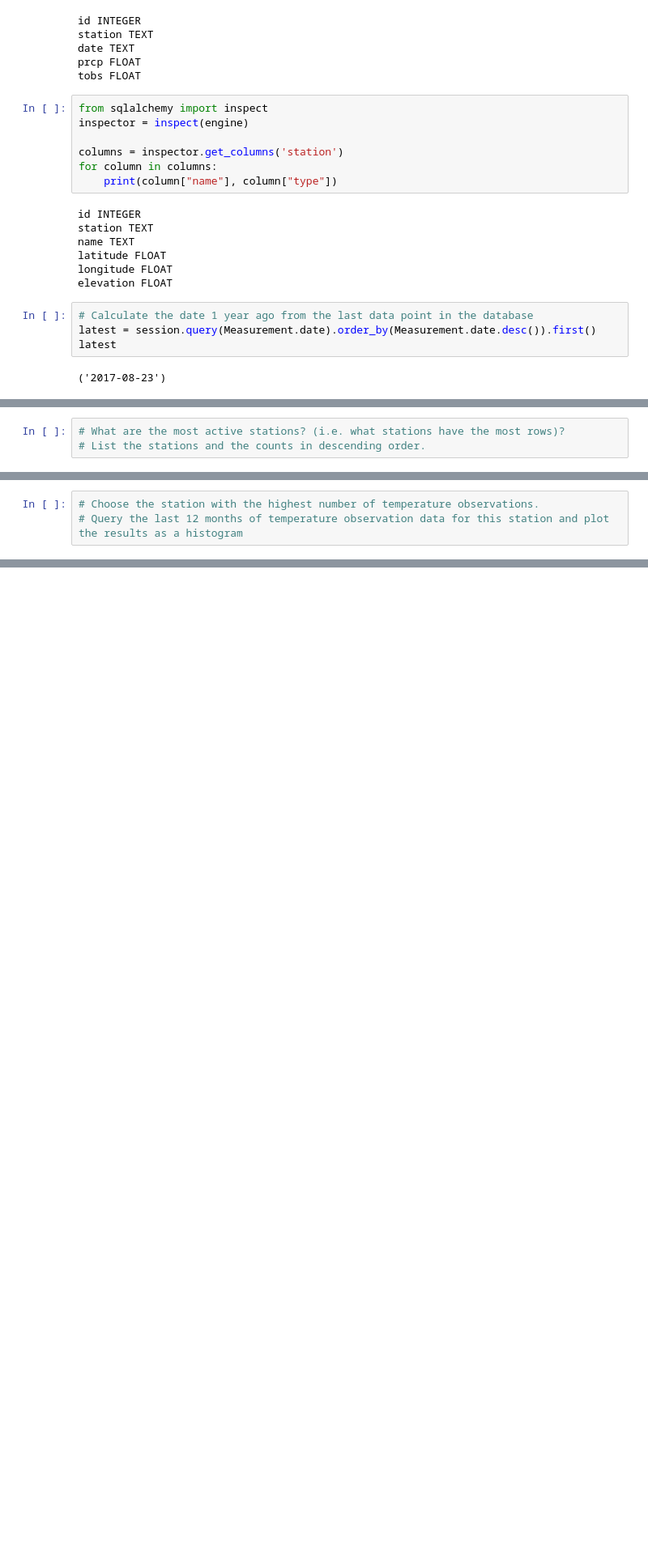
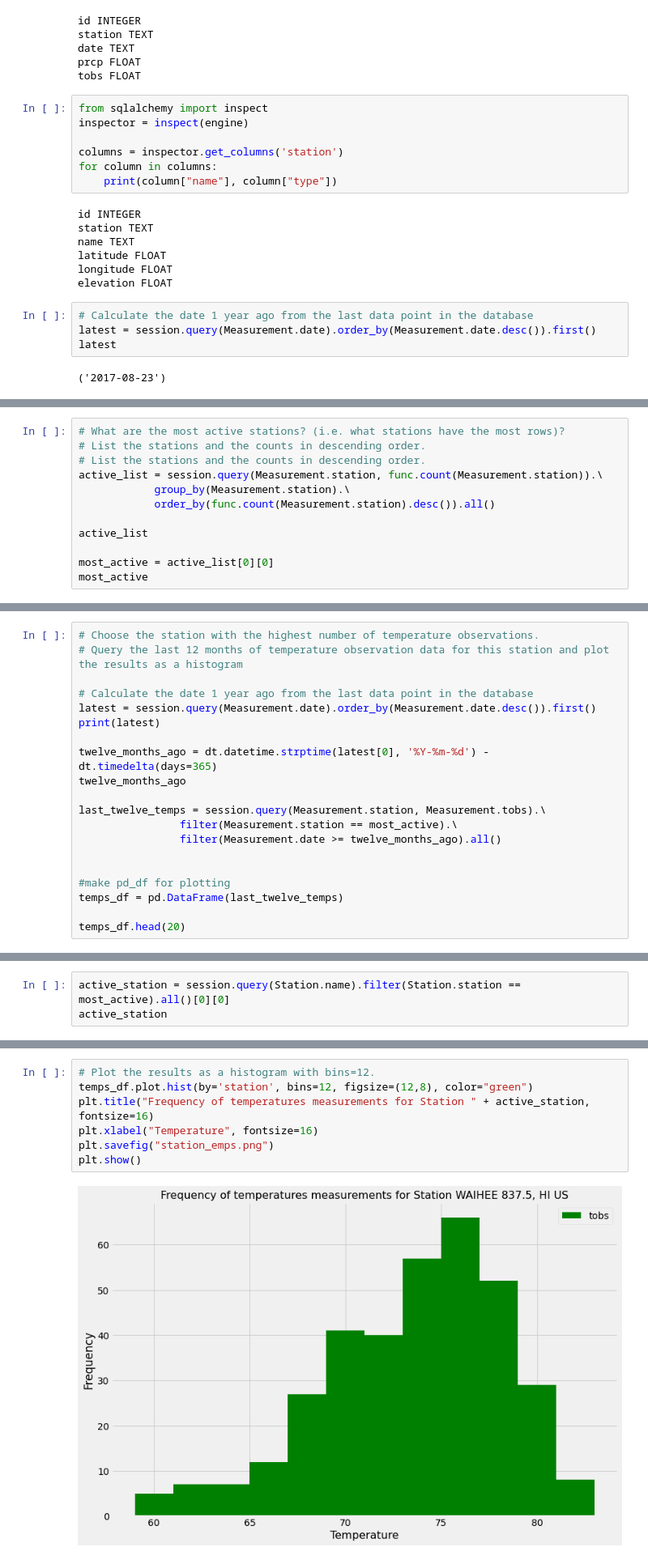
Before and after one commit to KenSaville/sqlalchemy-challenge, a Jupyter notebook: climate_starter.ipynb, the cells around one changed output, grey strips where cells are left out. Shown: that part at 81% size. Drawn from its saved outputs; the diff is of its cells as text; blank space fills up the shorter version.

```diff
--- a/climate_starter.ipynb
+++ b/climate_starter.ipynb
@@ -124,3 +157,12 @@ KeyError: 'Date'
 # %%
 # What are the most active stations? (i.e. what stations have the most rows)?
 # List the stations and the counts in descending order.
+# List the stations and the counts in descending order.
+active_list = session.query(Measurement.station, func.count(Measurement.station)).\
+            group_by(Measurement.station).\
+            order_by(func.count(Measurement.station).desc()).all()
+
+active_list
+
+most_active = active_list[0][0]
+most_active
@@ -130,3 +186,20 @@ KeyError: 'Date'
 # %%
 # Choose the station with the highest number of temperature observations.
 # Query the last 12 months of temperature observation data for this station and plot the results as a histogram
+
+# Calculate the date 1 year ago from the last data point in the database
+latest = session.query(Measurement.date).order_by(Measurement.date.desc()).first()
+print(latest)
+
+twelve_months_ago = dt.datetime.strptime(latest[0], '%Y-%m-%d') - dt.timedelta(days=365)
+twelve_months_ago
+
+last_twelve_temps = session.query(Measurement.station, Measurement.tobs).\
+                filter(Measurement.station == most_active).\
+                filter(Measurement.date >= twelve_months_ago).all()
+
+
+#make pd_df for plotting
+temps_df = pd.DataFrame(last_twelve_temps)
+
+temps_df.head(20)
@@ -198,0 +232,3 @@ daily_normals("01-01")
+# %%
+active_station = session.query(Station.name).filter(Station.station == most_active).all()[0][0]
+active_station
@@ -198,0 +237,9 @@ daily_normals("01-01")
+# %%
+# Plot the results as a histogram with bins=12.
+temps_df.plot.hist(by='station', bins=12, figsize=(12,8), color="green")
+plt.title("Frequency of temperatures measurements for Station " + active_station, fontsize=16)
+plt.xlabel("Temperature", fontsize=16)
+plt.savefig("station_emps.png")
+plt.show()
+# %% [output]
+[figure, added]
```
Also changed, not shown: parts of 20 cells of this notebook, 1 other file.
